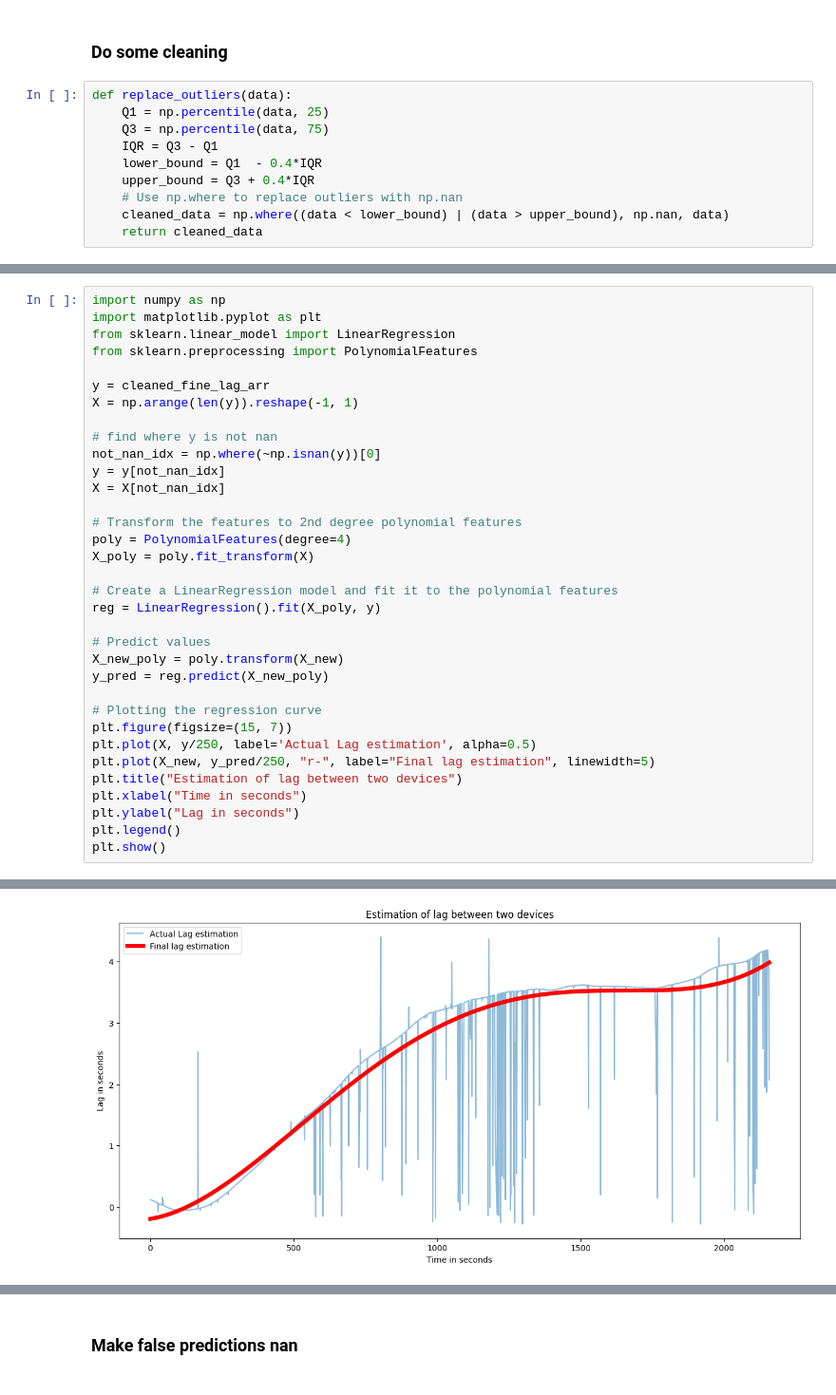
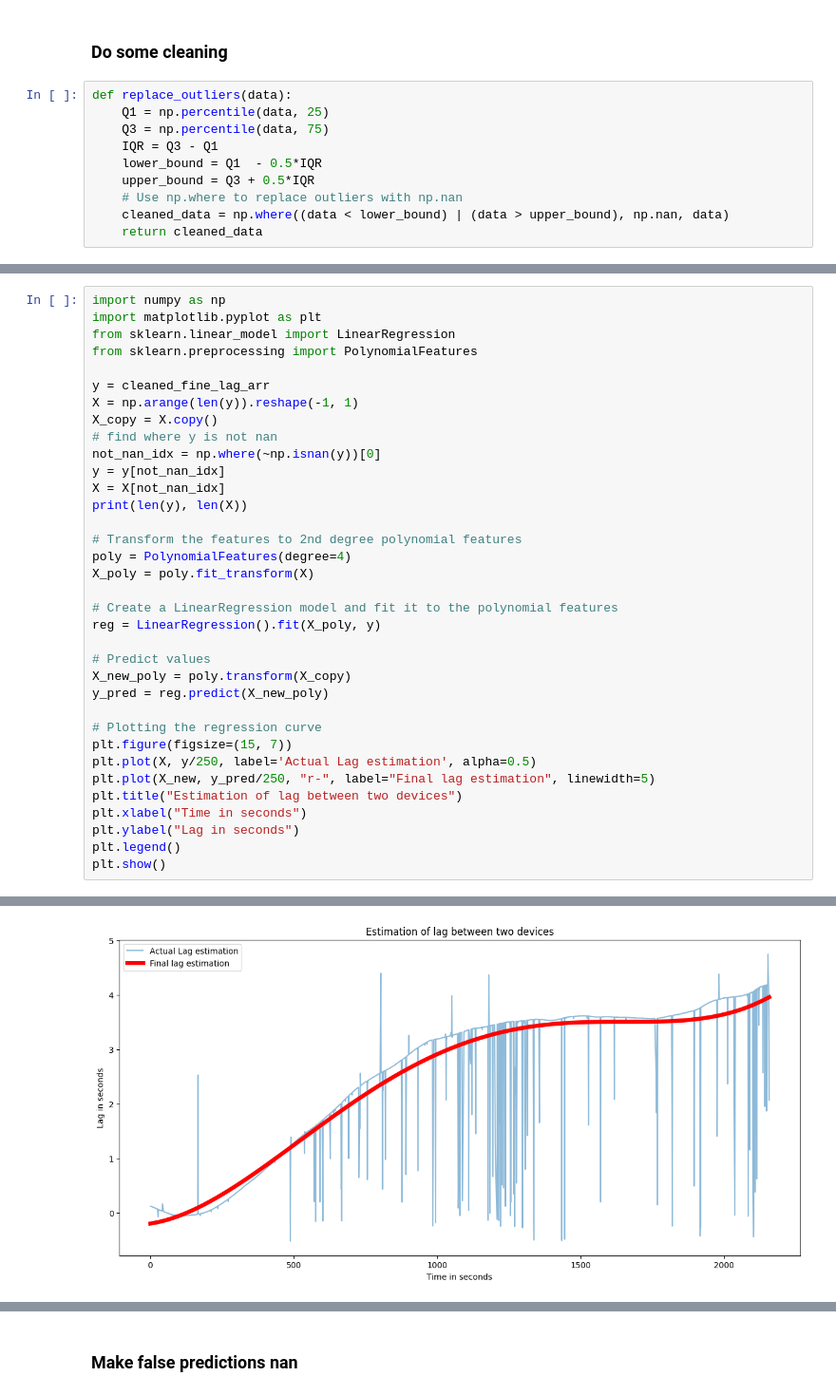
Before and after one commit to iduntech/idn-sync-data, a Jupyter notebook: sync_data.ipynb, the cells around one changed output, grey strips where cells are left out. Shown at 95% size. Cells and saved outputs as stored; diff of their text form.

```diff
--- a/sync_data.ipynb
+++ b/sync_data.ipynb
@@ -272,8 +272,8 @@ def replace_outliers(data):
     Q1 = np.percentile(data, 25)
     Q3 = np.percentile(data, 75)
     IQR = Q3 - Q1
-    lower_bound = Q1  - 0.4*IQR
-    upper_bound = Q3 + 0.4*IQR
+    lower_bound = Q1  - 0.5*IQR
+    upper_bound = Q3 + 0.5*IQR
     # Use np.where to replace outliers with np.nan
     cleaned_data = np.where((data < lower_bound) | (data > upper_bound), np.nan, data)
     return cleaned_data
@@ -303,11 +304,12 @@ from sklearn.preprocessing import PolynomialFeatures
 
 y = cleaned_fine_lag_arr
 X = np.arange(len(y)).reshape(-1, 1)
-
+X_copy = X.copy()
 # find where y is not nan
 not_nan_idx = np.where(~np.isnan(y))[0]
 y = y[not_nan_idx]
 X = X[not_nan_idx]
+print(len(y), len(X))
 
 # Transform the features to 2nd degree polynomial features
 poly = PolynomialFeatures(degree=4)
@@ -317,7 +319,7 @@ X_poly = poly.fit_transform(X)
 reg = LinearRegression().fit(X_poly, y)
 
 # Predict values
-X_new_poly = poly.transform(X_new)
+X_new_poly = poly.transform(X_copy)
 y_pred = reg.predict(X_new_poly)
 
 # Plotting the regression curve
@@ -333 +336 @@ plt.show()
-[figure, old version]
+[figure, new version]
```
Also changed, not shown: parts of 3 cells of this notebook.
